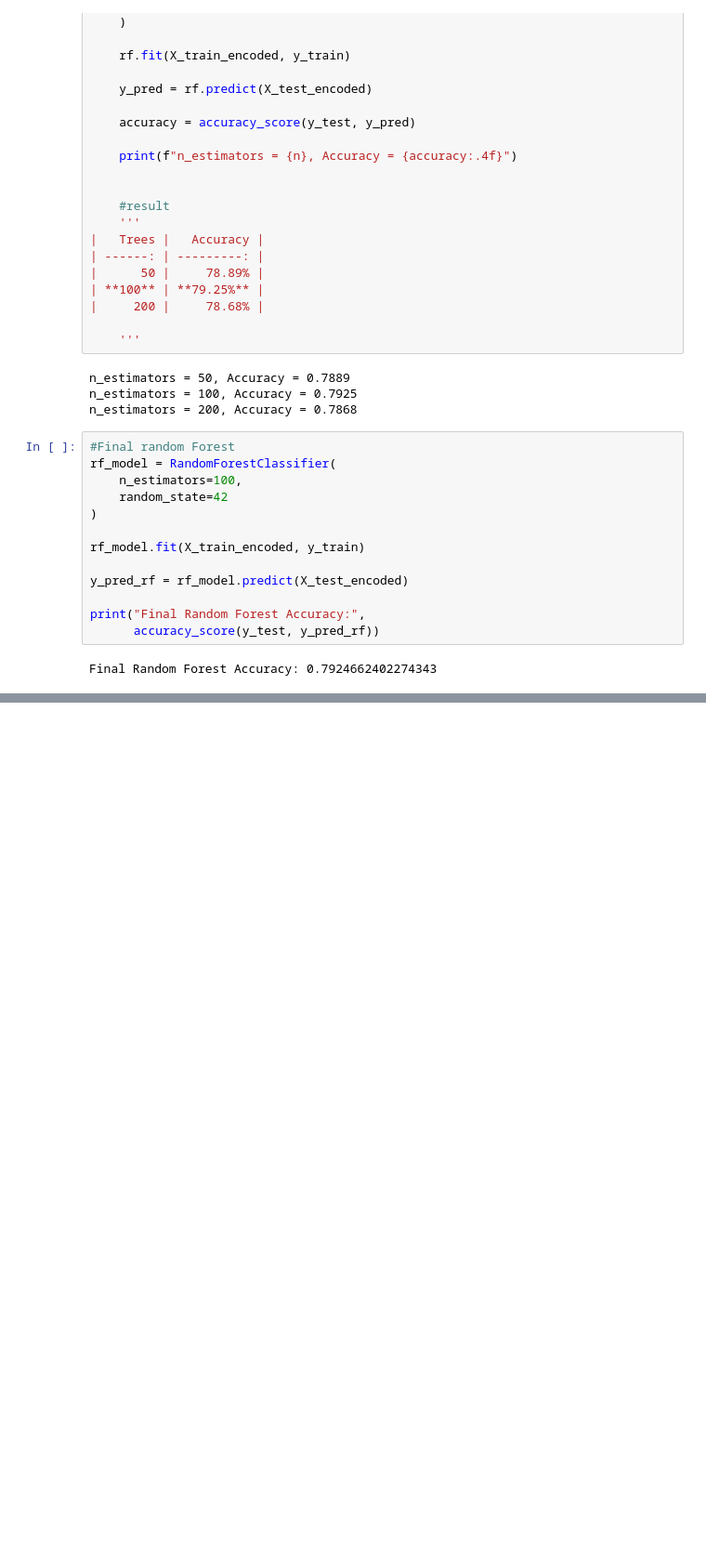
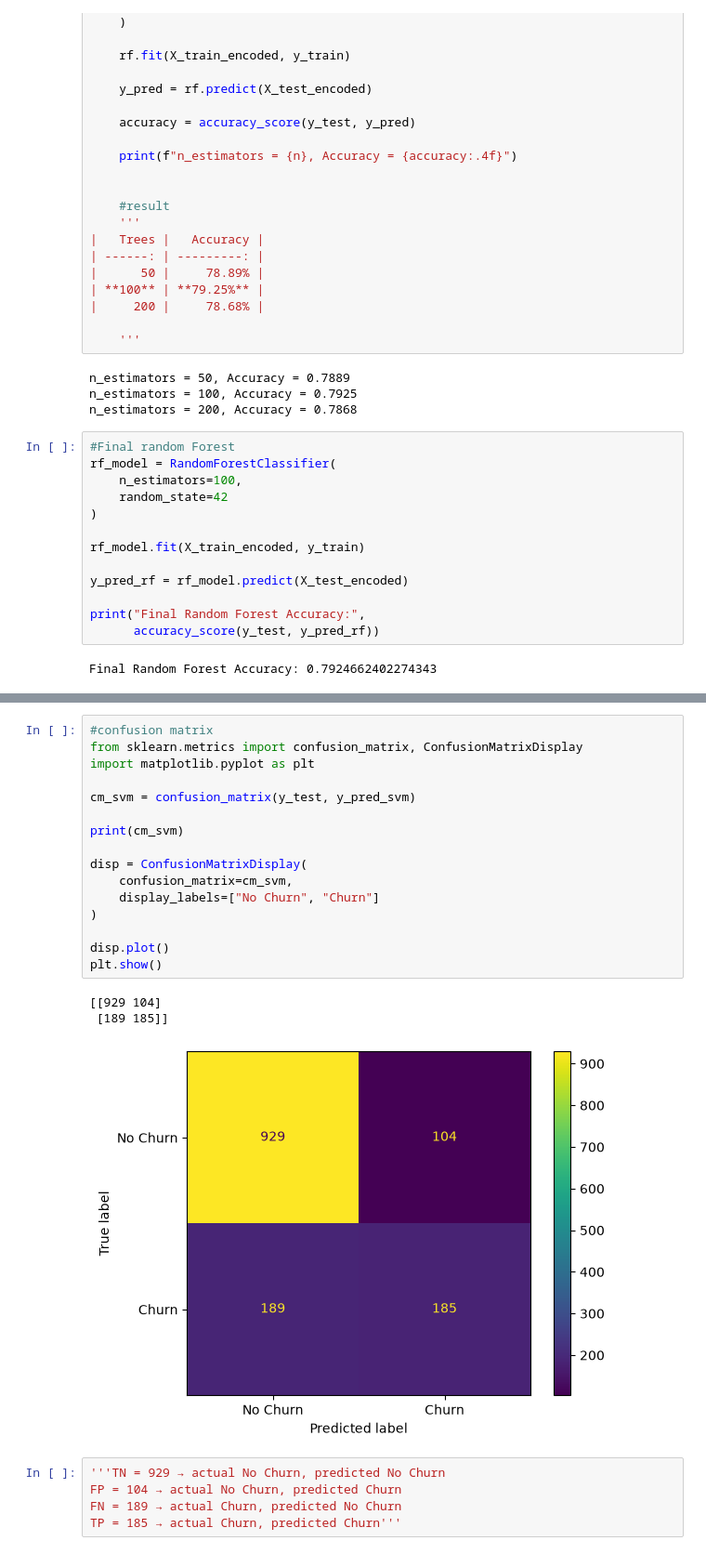
Before and after one commit to vedantparasharcs23-prog/-Machine-Learning-Algorithms, a Jupyter notebook: Projects/Customer-Churn-Prediction/Customer_Churn_Prediction.ipynb, the cells around one changed output, grey strips where cells are left out. Shown at 93% size. Cells and saved outputs as stored; diff of their text form; blank space fills up the shorter version.

```diff
--- a/Projects/Customer-Churn-Prediction/Customer_Churn_Prediction.ipynb
+++ b/Projects/Customer-Churn-Prediction/Customer_Churn_Prediction.ipynb
@@ -1255,0 +1436,25 @@ Final Random Forest ROC-AUC: 0.8129701145617095
+# %%
+#confusion matrix
+from sklearn.metrics import confusion_matrix, ConfusionMatrixDisplay
+import matplotlib.pyplot as plt
+
+cm_svm = confusion_matrix(y_test, y_pred_svm)
+
+print(cm_svm)
+
+disp = ConfusionMatrixDisplay(
+    confusion_matrix=cm_svm,
+    display_labels=["No Churn", "Churn"]
+)
+
+disp.plot()
+plt.show()
+# %% [output]
+[[929 104]
+ [189 185]]
+[figure, added]
+# %%
+'''TN = 929 → actual No Churn, predicted No Churn
+FP = 104 → actual No Churn, predicted Churn
+FN = 189 → actual Churn, predicted No Churn
+TP = 185 → actual Churn, predicted Churn'''
```
Also changed, not shown: parts of 20 cells of this notebook.
